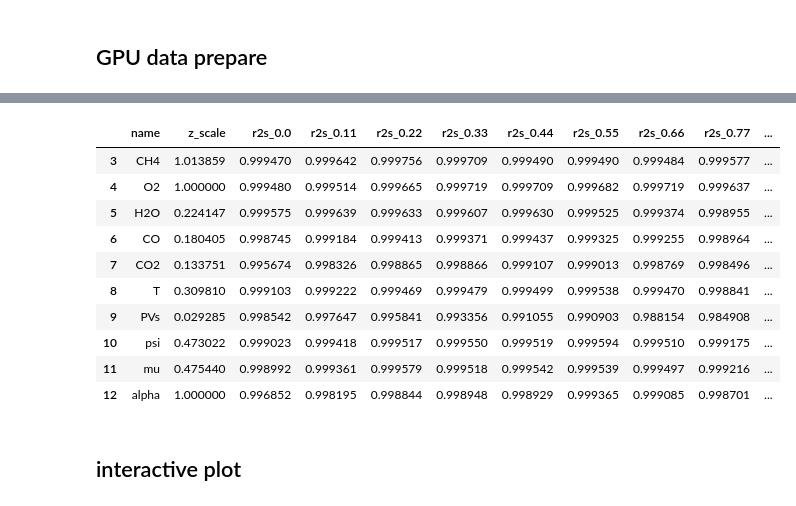
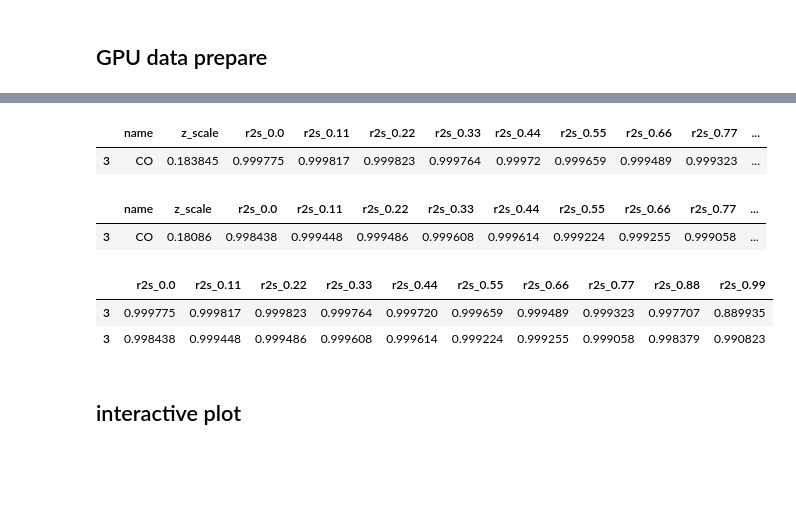
Before and after one commit to uqyge/combustionML, a Jupyter notebook: FPV_ANN/notebooks/fgm_nn_inhouse.ipynb, the cells around one changed output, grey strips where cells are left out. Cells and saved outputs as stored; diff of their text form; code cells hidden in the pictures; blank space fills up the shorter version.

```diff
--- a/FPV_ANN/notebooks/fgm_nn_inhouse.ipynb
+++ b/FPV_ANN/notebooks/fgm_nn_inhouse.ipynb
@@ -566,15 +628,20 @@ res_sum[3:]
 # %%
-no_drop=res_sum[3:]
-no_drop
+scaler_std2=res_sum[3:]
+scaler_std2
 # %% [output]
 |  | name | z_scale | r2s_0.0 | r2s_0.11 | r2s_0.22 | r2s_0.33 | r2s_0.44 | r2s_0.55 | r2s_0.66 | r2s_0.77 | ... |
-| 3 | CH4 | 1.013859 | 0.999470 | 0.999642 | 0.999756 | 0.999709 | 0.999490 | 0.999490 | 0.999484 | 0.999577 | ... |
-| 4 | O2 | 1.000000 | 0.999480 | 0.999514 | 0.999665 | 0.999719 | 0.999709 | 0.999682 | 0.999719 | 0.999637 | ... |
-| 5 | H2O | 0.224147 | 0.999575 | 0.999639 | 0.999633 | 0.999607 | 0.999630 | 0.999525 | 0.999374 | 0.998955 | ... |
-| 6 | CO | 0.180405 | 0.998745 | 0.999184 | 0.999413 | 0.999371 | 0.999437 | 0.999325 | 0.999255 | 0.998964 | ... |
-| 7 | CO2 | 0.133751 | 0.995674 | 0.998326 | 0.998865 | 0.998866 | 0.999107 | 0.999013 | 0.998769 | 0.998496 | ... |
-| 8 | T | 0.309810 | 0.999103 | 0.999222 | 0.999469 | 0.999479 | 0.999499 | 0.999538 | 0.999470 | 0.998841 | ... |
-| 9 | PVs | 0.029285 | 0.998542 | 0.997647 | 0.995841 | 0.993356 | 0.991055 | 0.990903 | 0.988154 | 0.984908 | ... |
-| 10 | psi | 0.473022 | 0.999023 | 0.999418 | 0.999517 | 0.999550 | 0.999519 | 0.999594 | 0.999510 | 0.999175 | ... |
-| 11 | mu | 0.475440 | 0.998992 | 0.999361 | 0.999579 | 0.999518 | 0.999542 | 0.999539 | 0.999497 | 0.999216 | ... |
-| 12 | alpha | 1.000000 | 0.996852 | 0.998195 | 0.998844 | 0.998948 | 0.998929 | 0.999365 | 0.999085 | 0.998701 | ... |
+| 3 | CO | 0.183845 | 0.999775 | 0.999817 | 0.999823 | 0.999764 | 0.99972 | 0.999659 | 0.999489 | 0.999323 | ... |
+# %%
+scaler_cbrt_std=res_sum[3:]
+scaler_cbrt_std
+# %% [output]
+|  | name | z_scale | r2s_0.0 | r2s_0.11 | r2s_0.22 | r2s_0.33 | r2s_0.44 | r2s_0.55 | r2s_0.66 | r2s_0.77 | ... |
+| 3 | CO | 0.18086 | 0.998438 | 0.999448 | 0.999486 | 0.999608 | 0.999614 | 0.999224 | 0.999255 | 0.999058 | ... |
+# %%
+scaler_tb=pd.concat([scaler_std2,scaler_cbrt_std],axis=0)
+scaler_tb=scaler_tb.drop(['z_scale','name'],axis=1)
+scaler_tb
+# %% [output]
+|  | r2s_0.0 | r2s_0.11 | r2s_0.22 | r2s_0.33 | r2s_0.44 | r2s_0.55 | r2s_0.66 | r2s_0.77 | r2s_0.88 | r2s_0.99 |
+| 3 | 0.999775 | 0.999817 | 0.999823 | 0.999764 | 0.999720 | 0.999659 | 0.999489 | 0.999323 | 0.997707 | 0.889935 |
+| 3 | 0.998438 | 0.999448 | 0.999486 | 0.999608 | 0.999614 | 0.999224 | 0.999255 | 0.999058 | 0.998379 | 0.990823 |
```
Also changed, not shown: parts of 8 cells of this notebook, 6 other files.
